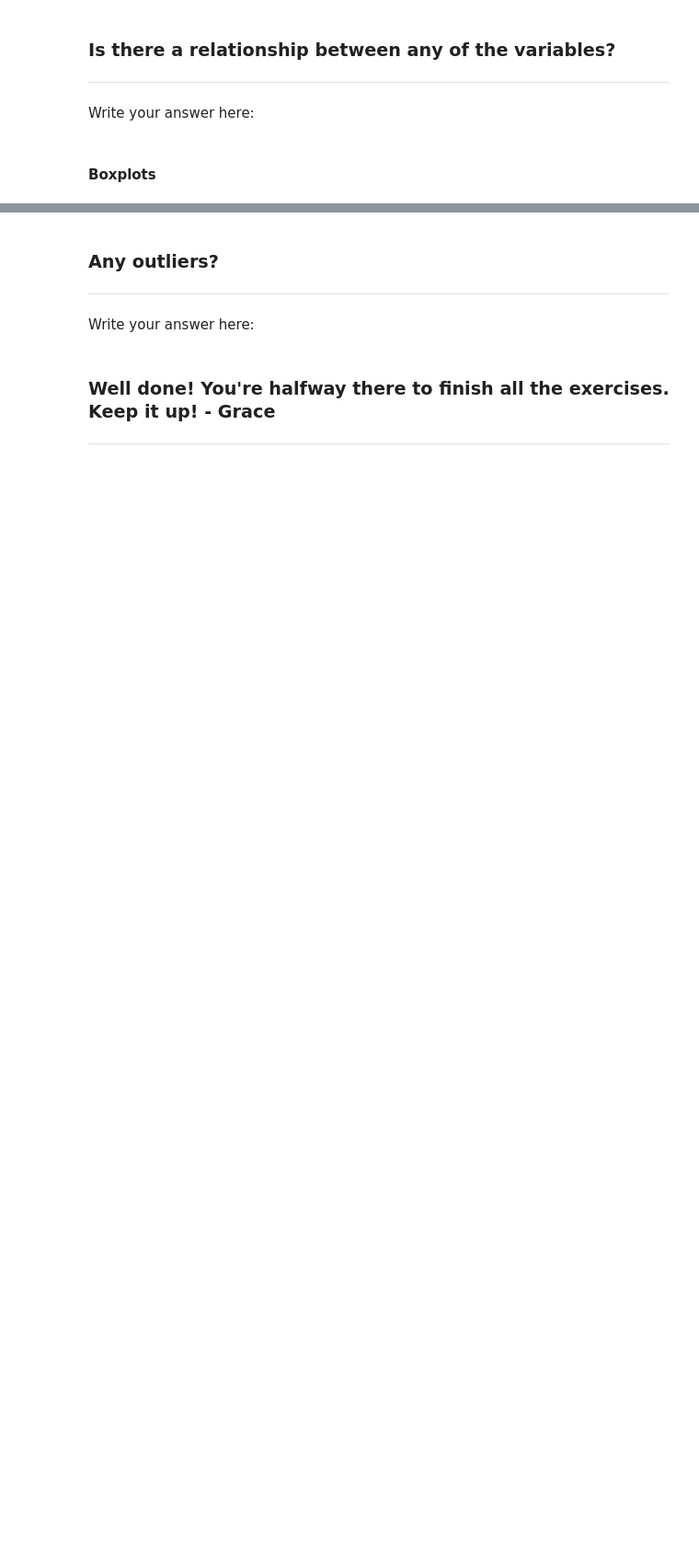
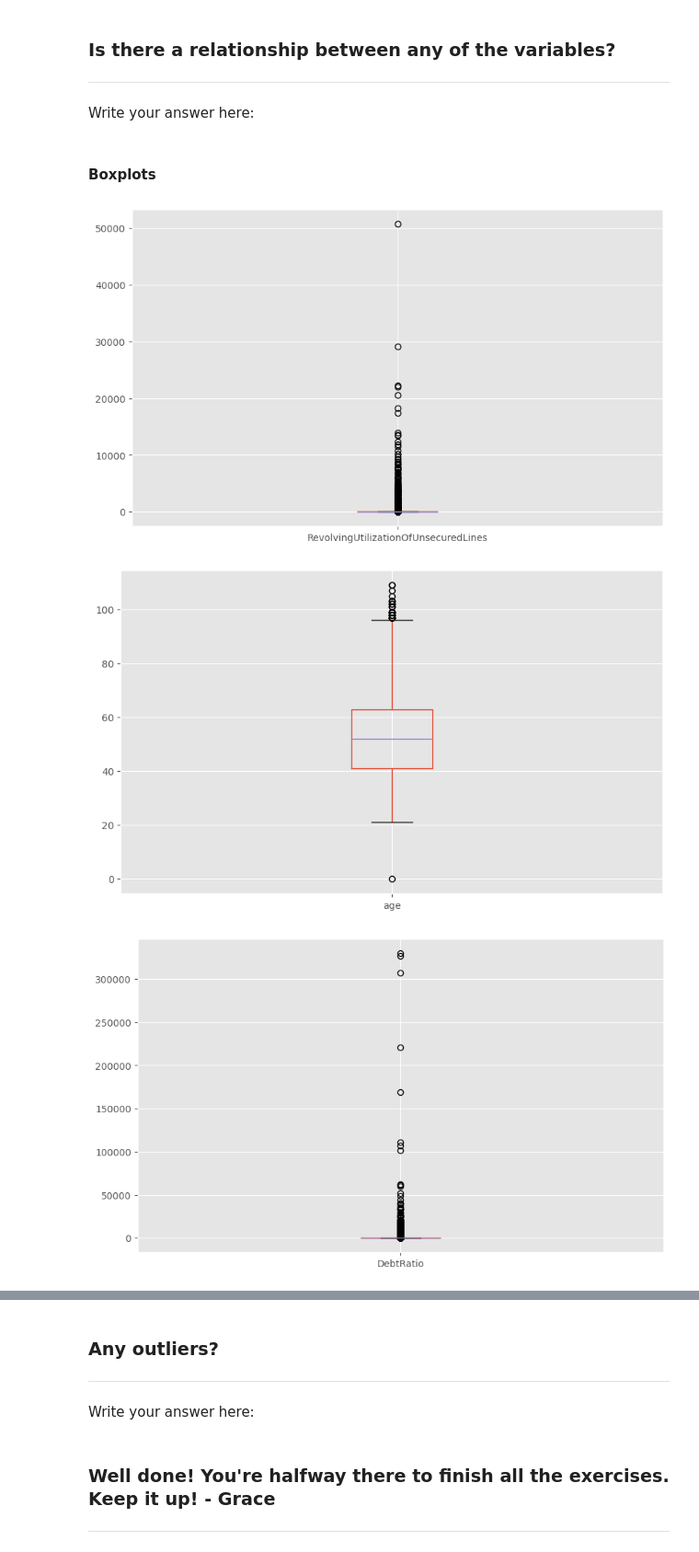
Before and after one commit to colarm/GIC, a Jupyter notebook: PM617/Python_Crash_Course/02 - Basic Pandas/04 - Basic Visualisations/Basic Visualizations -EXERCISE.ipynb, the cells around one changed output, grey strips where cells are left out. Shown at 92% size. Drawn from its saved outputs; the diff is of its cells as text; code cells hidden in the pictures; blank space fills up the shorter version.

```diff
--- a/PM617/Python_Crash_Course/02 - Basic Pandas/04 - Basic Visualisations/Basic Visualizations -EXERCISE.ipynb
+++ b/PM617/Python_Crash_Course/02 - Basic Pandas/04 - Basic Visualisations/Basic Visualizations -EXERCISE.ipynb
@@ -91,8 +105,8 @@ Answer:
 # checking the sample answer below.
 
 ### YOUR CODE GOES HERE ####
-contimuous = ['RevolvingUtilizationOfUnsecuredLines', 'age', 'DebtRatio', 'MonthlyIncome']
-df[contimuous].hist()
+continuous = ['RevolvingUtilizationOfUnsecuredLines', 'age', 'DebtRatio', 'MonthlyIncome']
+df[continuous].hist()
 # %% [output]
 array([[<Axes: title={'center': 'RevolvingUtilizationOfUnsecuredLines'}>,
         <Axes: title={'center': 'age'}>],
@@ -127,4 +177,14 @@ Write your answer here:
 # %%
 # Plot all the features/variables that can be plotted using a boxplot
 
+
 ### YOUR CODE GOES HERE ###
+
+
+for var in continuous:
+    df.boxplot(column=var)
+    plt.show()
+# %% [output]
+[figure, added]
+[figure, added]
+[figure, added]
```
Also changed, not shown: parts of 5 cells of this notebook.
